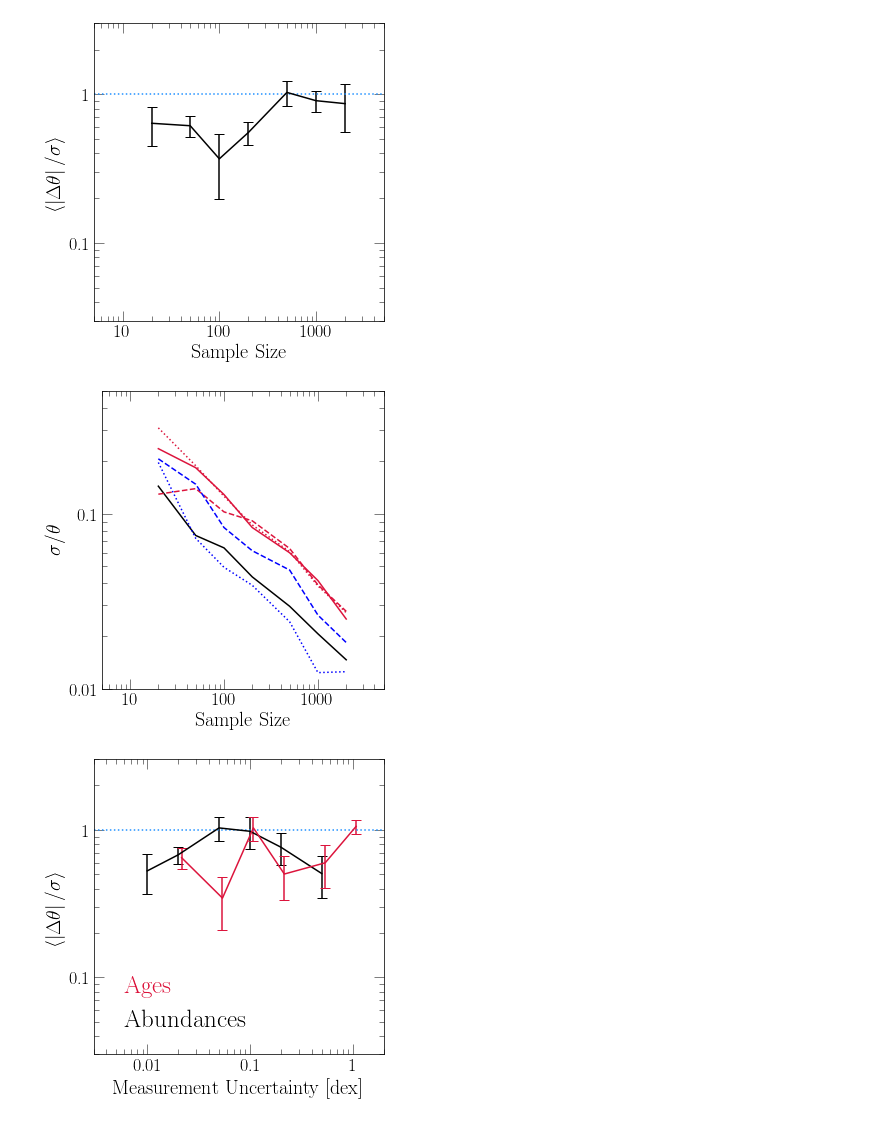
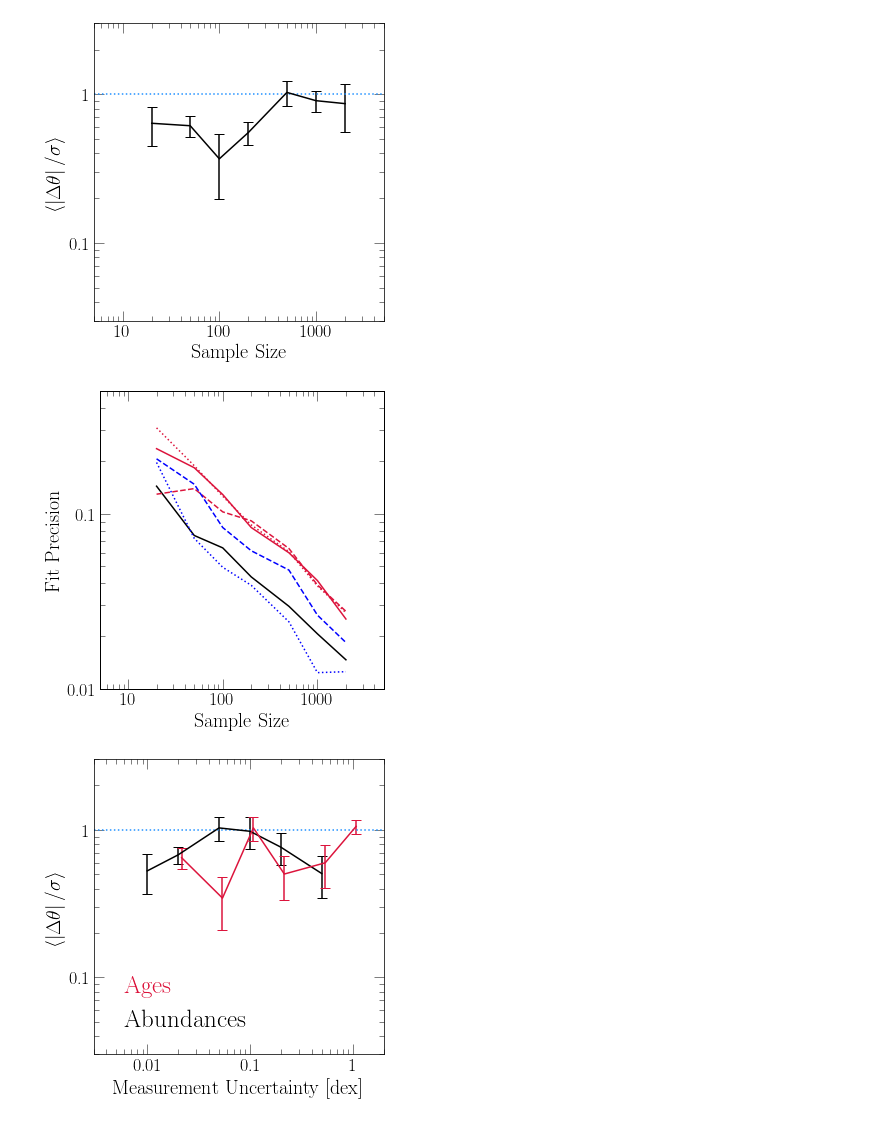
Before and after one commit to giganano/h3halo, a Jupyter notebook: notebooks/paperplots.ipynb, the cells around one changed output. Drawn from its saved outputs; the diff is of its cells as text; code cells hidden in the pictures.

```diff
--- a/notebooks/paperplots.ipynb
+++ b/notebooks/paperplots.ipynb
@@ -840,7 +841,8 @@ ax.set_yscale("log")
 ax.xaxis.set_major_formatter(fsf("%g"))
 ax.yaxis.set_major_formatter(fsf("%g"))
 ax.set_xlabel("Sample Size")
-ax.set_ylabel(r"$\sigma/\theta$")
+# ax.set_ylabel(r"$\sigma/\theta$")
+ax.set_ylabel(r"Fit Precision")
 ax.set_xlim([5, 5000])
 ax.set_ylim([0.01, 0.5])
 
@@ -849,34 +851,34 @@ dim = len(rederived_samplesize[samplesizes[0]])
 colors = ["crimson", "black", "crimson", "crimson", "blue", "blue"]
 linestyles = ["-", "-", ":", "--", ":", "--"]
 labels = [r"$\tau_\text{in}$", r"$\eta$", r"$\tau_\star$",
     r"$\tau_\text{tot}$", r"$y_\text{Fe}^\text{CC}$", r"$y_\text{Fe}^\text{Ia}$"]
 for i in range(dim):
     yvals = []
     for s in samplesizes:
         rederived = rederived_samplesize[s][i]
         sigma = (rederived[1] + rederived[2]) / 2
         yvals.append(sigma / rederived[0])
     kwargs = {
         "c": named_colors()[colors[i]],
         "linestyle": linestyles[i],
         "label": labels[i]
     }
     ax.plot(samplesizes, yvals, **kwargs)
 
 # kwargs = {
 #     "loc": mpl_loc("upper right"),
 #     "fontsize": 20
 # }
 # leg = ax.legend(**kwargs)
 
 plt.tight_layout()
 for ext in ["pdf", "jpeg"]:
     kwargs = {}
     if ext == "jpeg": kwargs["dpi"] = 200
     plt.savefig("../paper/precision_samplesize.%s" % (ext), **kwargs)
 plt.show()
 # %% [output]
-[figure, old version]
+[figure, new version]
 # %%
 fig = plt.figure()
 ax = fig.add_subplot(111)
```
Also changed, not shown: parts of 7 cells of this notebook, 20 other files.
